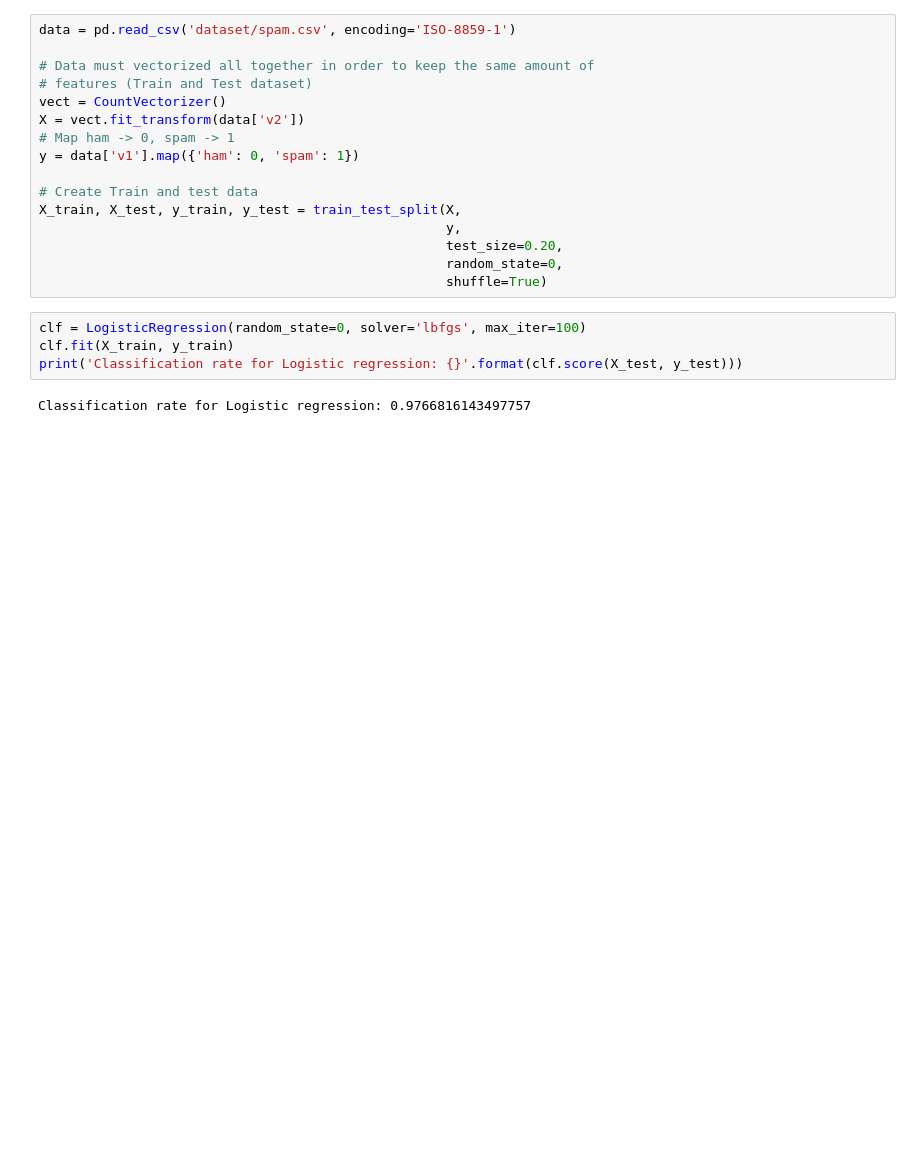
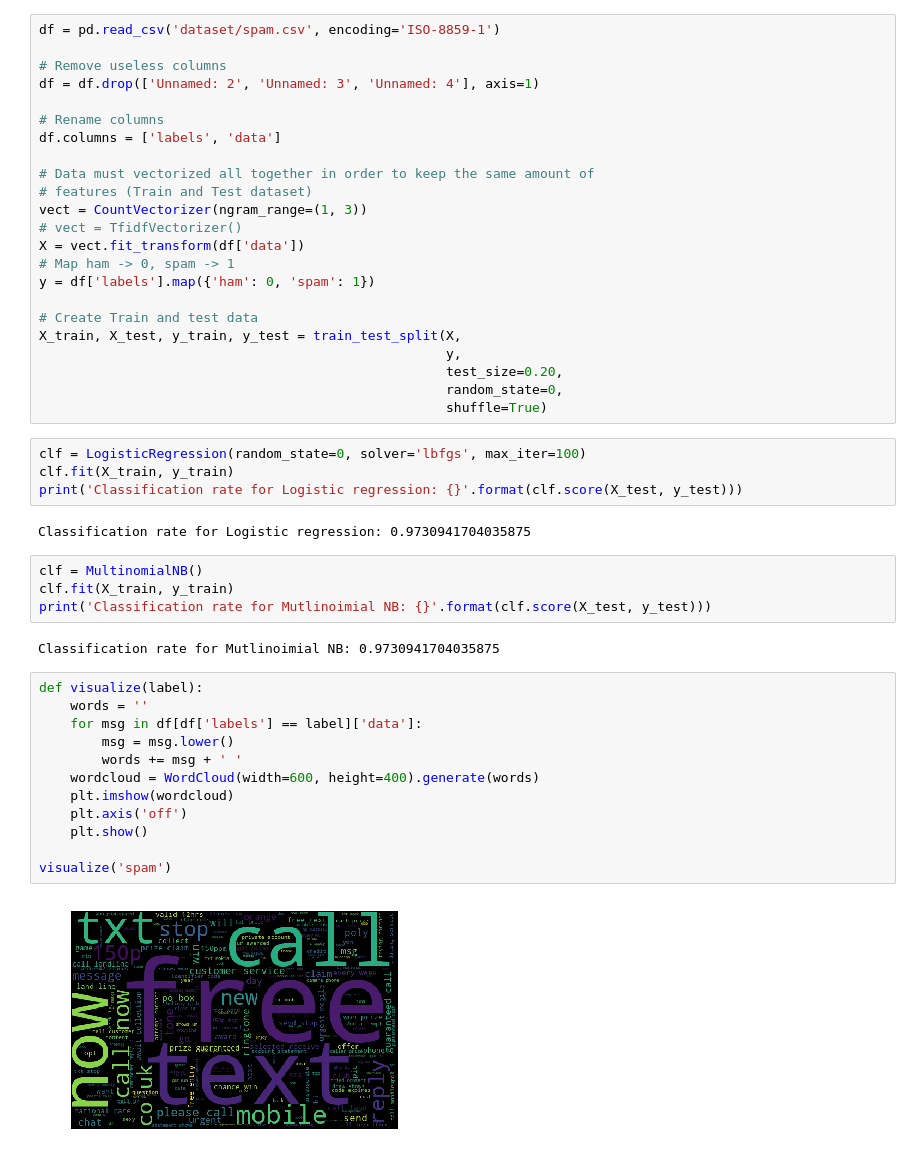
Before and after one commit to dahue/nlp_00, a Jupyter notebook: nlp_01.ipynb, the cells around one changed output. Saved outputs shown, nothing was run; the diff lists cells and outputs as text; blank space fills up the shorter version.

Commit message:
Added some fixes and visualization

```diff
--- a/nlp_01.ipynb
+++ b/nlp_01.ipynb
@@ -7,12 +10,19 @@ import numpy as np
 # %%
-data = pd.read_csv('dataset/spam.csv', encoding='ISO-8859-1')
+df = pd.read_csv('dataset/spam.csv', encoding='ISO-8859-1')
+
+# Remove useless columns
+df = df.drop(['Unnamed: 2', 'Unnamed: 3', 'Unnamed: 4'], axis=1)
+
+# Rename columns
+df.columns = ['labels', 'data']
 
 # Data must vectorized all together in order to keep the same amount of
 # features (Train and Test dataset)
-vect = CountVectorizer()
-X = vect.fit_transform(data['v2'])
+vect = CountVectorizer(ngram_range=(1, 3))
+# vect = TfidfVectorizer()
+X = vect.fit_transform(df['data'])
 # Map ham -> 0, spam -> 1
-y = data['v1'].map({'ham': 0, 'spam': 1})
+y = df['labels'].map({'ham': 0, 'spam': 1})
 
 # Create Train and test data
 X_train, X_test, y_train, y_test = train_test_split(X,
@@ -25,4 +35,24 @@ clf = LogisticRegression(random_state=0, solver='lbfgs', max_iter=100)
 clf.fit(X_train, y_train)
 print('Classification rate for Logistic regression: {}'.format(clf.score(X_test, y_test)))
 # %% [output]
-Classification rate for Logistic regression: 0.9766816143497757
+Classification rate for Logistic regression: 0.9730941704035875
+# %%
+clf = MultinomialNB()
+clf.fit(X_train, y_train)
+print('Classification rate for Mutlinoimial NB: {}'.format(clf.score(X_test, y_test)))
+# %% [output]
+Classification rate for Mutlinoimial NB: 0.9730941704035875
+# %%
+def visualize(label):
+    words = ''
+    for msg in df[df['labels'] == label]['data']:
+        msg = msg.lower()
+        words += msg + ' '
+    wordcloud = WordCloud(width=600, height=400).generate(words)
+    plt.imshow(wordcloud)
+    plt.axis('off')
+    plt.show()
+
+visualize('spam')
+# %% [output]
+[figure, added]
```
Also changed, not shown: parts of 1 cell of this notebook, 4 other files.
